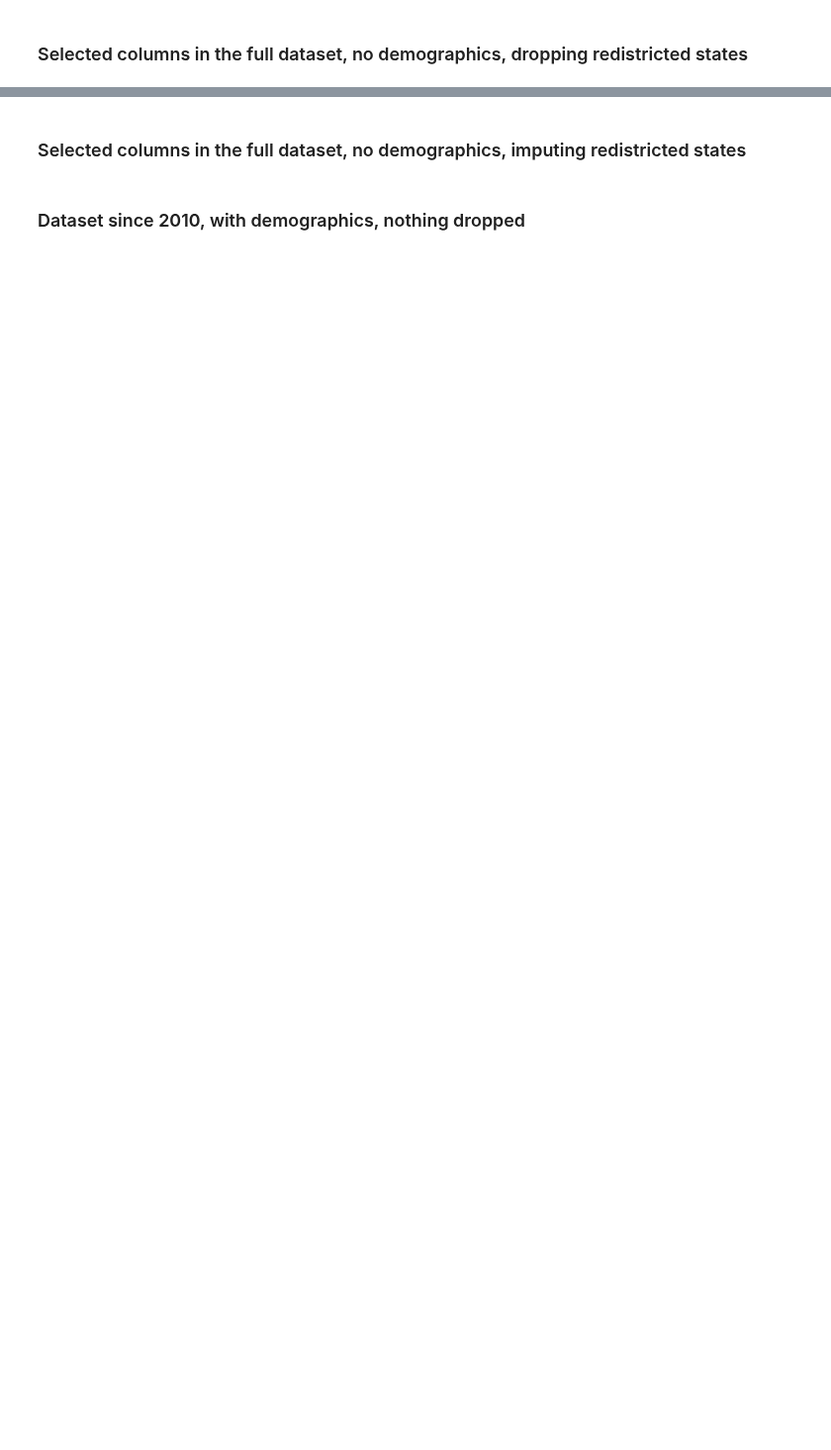
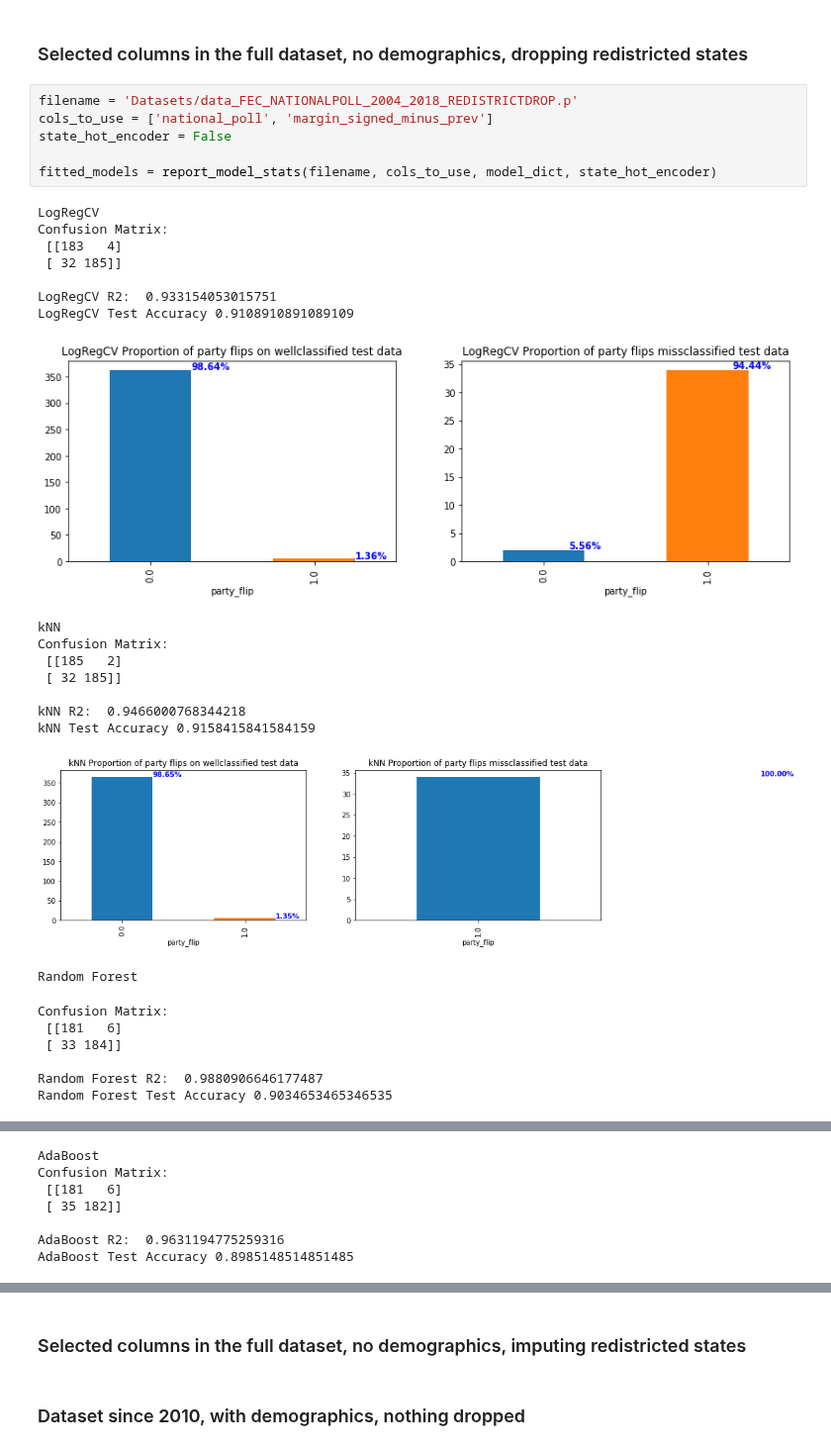
Before and after one commit to WildTangles/ac209a_project, a Jupyter notebook: Baseline_Model_erp.ipynb, the cells around one changed output, grey strips where cells are left out. Shown at 99% size. Drawn from its saved outputs; the diff is of its cells as text; blank space fills up the shorter version.

```diff
--- a/Baseline_Model_erp.ipynb
+++ b/Baseline_Model_erp.ipynb
@@ -291,2 +395,32 @@ fitted_models = report_model_stats(model_dict, X_train, y_train, X_test, y_test,
 # %% [markdown]
 ### Selected columns in the full dataset, no demographics, dropping redistricted states
+# %%
+filename = 'Datasets/data_FEC_NATIONALPOLL_2004_2018_REDISTRICTDROP.p'
+cols_to_use = ['national_poll', 'margin_signed_minus_prev']
+state_hot_encoder = False
+
+fitted_models = report_model_stats(filename, cols_to_use, model_dict, state_hot_encoder)
+# %% [output]
+LogRegCV
+Confusion Matrix:
+ [[183   4]
+ [ 32 185]]
+
+LogRegCV R2:  0.933154053015751
+LogRegCV Test Accuracy 0.9108910891089109
+[figure, added]
+kNN
+Confusion Matrix:
+ [[185   2]
+ [ 32 185]]
+
+kNN R2:  0.9466000768344218
+kNN Test Accuracy 0.9158415841584159
+[figure, added]
+Random Forest
+Confusion Matrix:
+ [[181   6]
+ [ 33 184]]
+
+Random Forest R2:  0.9880906646177487
+Random Forest Test Accuracy 0.9034653465346535
@@ -292,0 +428,7 @@ fitted_models = report_model_stats(model_dict, X_train, y_train, X_test, y_test,
+AdaBoost
+Confusion Matrix:
+ [[181   6]
+ [ 35 182]]
+
+AdaBoost R2:  0.9631194775259316
+AdaBoost Test Accuracy 0.8985148514851485
```
Also changed, not shown: parts of 16 cells of this notebook.
